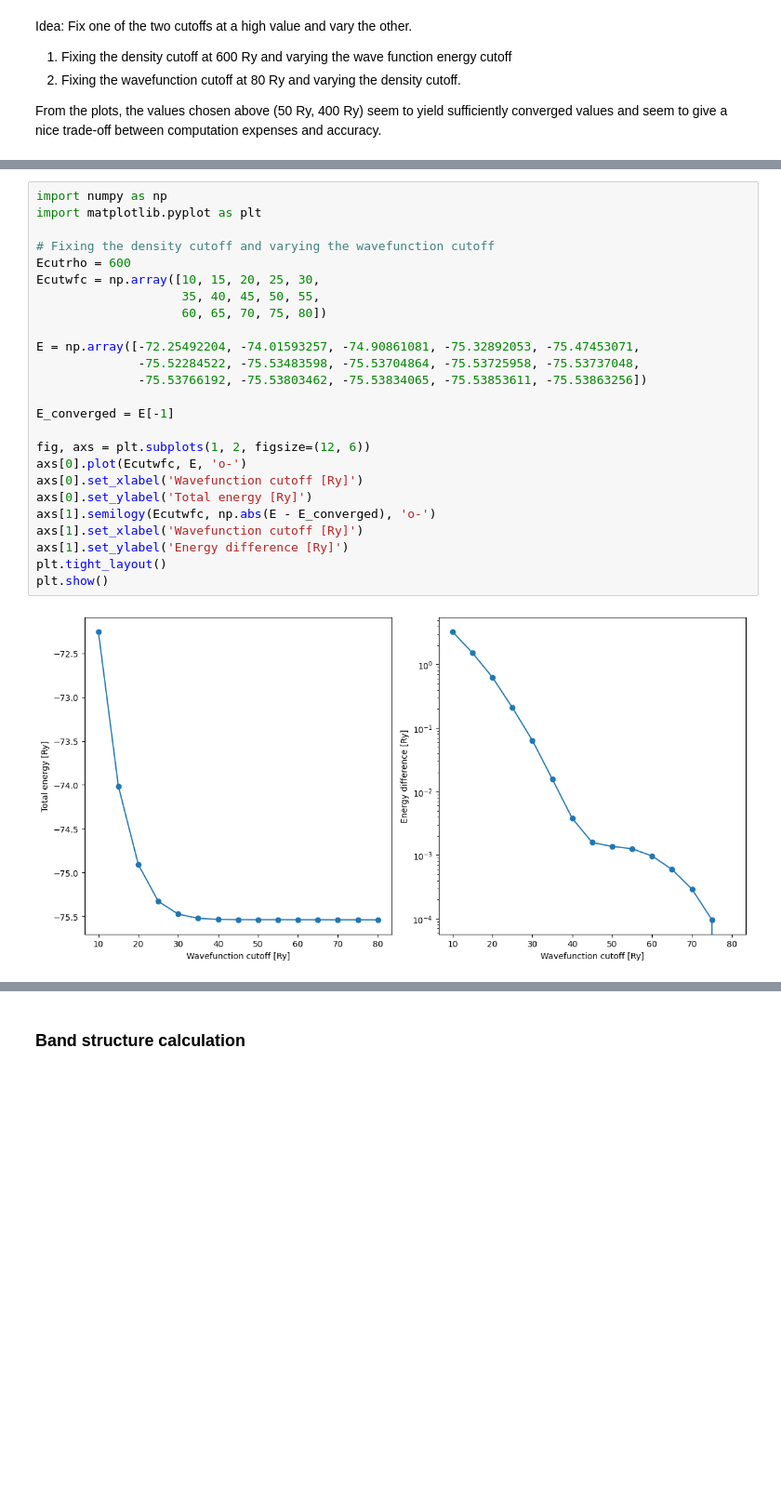
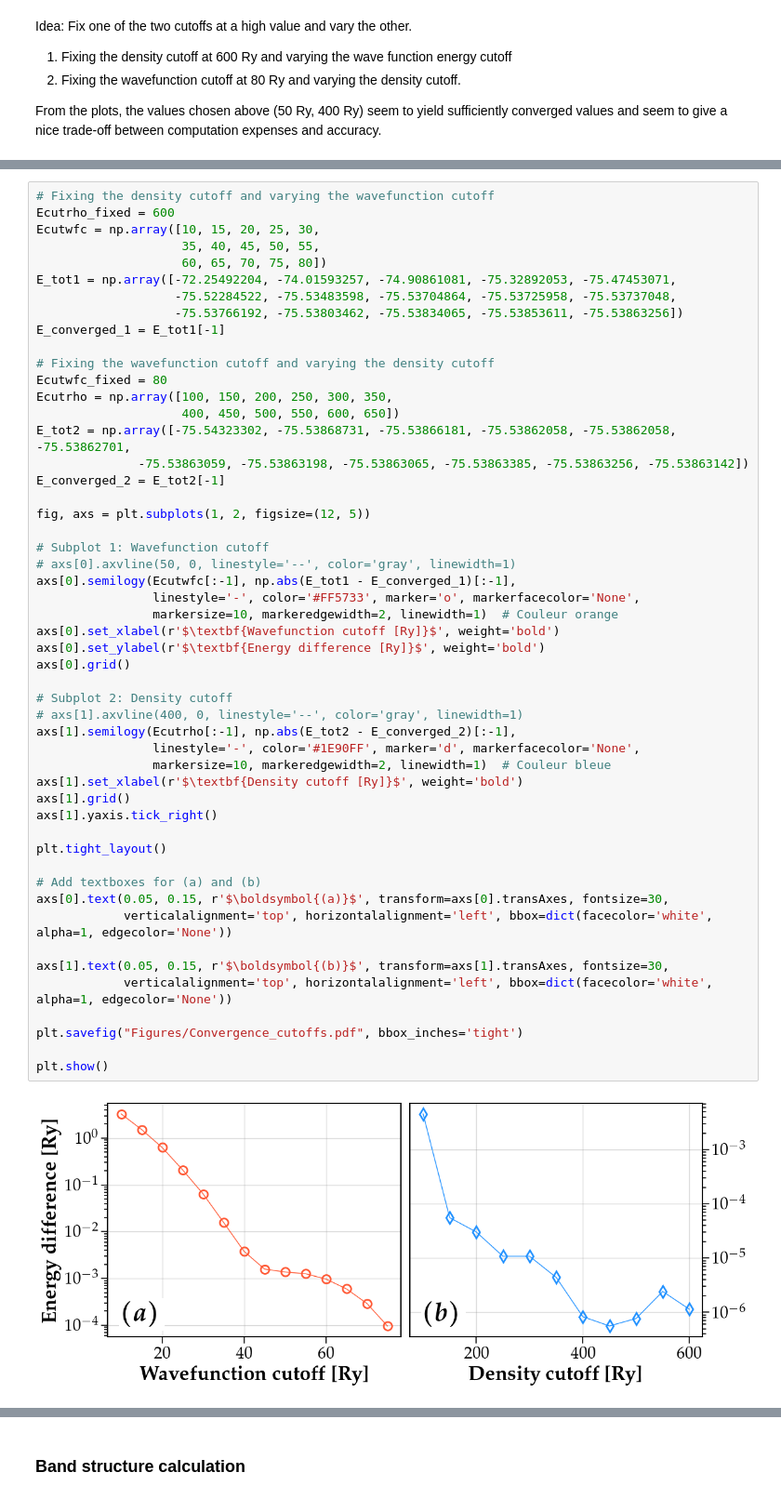
Before and after one commit to sylvainshan/MSE-468-Atomisitc-and-Quantum-Simulations-of-Materials, a Jupyter notebook: lab3/exercise_1/lab3_exercise1.ipynb, the cells around one changed output, grey strips where cells are left out. Shown at 93% size. Drawn from its saved outputs; the diff is of its cells as text; blank space fills up the shorter version.

```diff
--- a/lab3/exercise_1/lab3_exercise1.ipynb
+++ b/lab3/exercise_1/lab3_exercise1.ipynb
@@ -31,27 +36,53 @@ From the plots, the values chosen above (50 Ry, 400 Ry) seem to yield sufficient
 # %%
-import numpy as np
-import matplotlib.pyplot as plt
-
 # Fixing the density cutoff and varying the wavefunction cutoff
-Ecutrho = 600
+Ecutrho_fixed = 600
 Ecutwfc = np.array([10, 15, 20, 25, 30,
                     35, 40, 45, 50, 55,
                     60, 65, 70, 75, 80])
+E_tot1 = np.array([-72.25492204, -74.01593257, -74.90861081, -75.32892053, -75.47453071,
+                   -75.52284522, -75.53483598, -75.53704864, -75.53725958, -75.53737048,
+                   -75.53766192, -75.53803462, -75.53834065, -75.53853611, -75.53863256])
+E_converged_1 = E_tot1[-1]
 
-E = np.array([-72.25492204, -74.01593257, -74.90861081, -75.32892053, -75.47453071,
-              -75.52284522, -75.53483598, -75.53704864, -75.53725958, -75.53737048,
-              -75.53766192, -75.53803462, -75.53834065, -75.53853611, -75.53863256])
+# Fixing the wavefunction cutoff and varying the density cutoff
+Ecutwfc_fixed = 80
+Ecutrho = np.array([100, 150, 200, 250, 300, 350,
+                    400, 450, 500, 550, 600, 650])
+E_tot2 = np.array([-75.54323302, -75.53868731, -75.53866181, -75.53862058, -75.53862058, -75.53862701,
+              -75.53863059, -75.53863198, -75.53863065, -75.53863385, -75.53863256, -75.53863142])
+E_converged_2 = E_tot2[-1]
 
-E_converged = E[-1]
+fig, axs = plt.subplots(1, 2, figsize=(12, 5))
 
-fig, axs = plt.subplots(1, 2, figsize=(12, 6))
-axs[0].plot(Ecutwfc, E, 'o-')
-axs[0].set_xlabel('Wavefunction cutoff [Ry]')
-axs[0].set_ylabel('Total energy [Ry]')
-axs[1].semilogy(Ecutwfc, np.abs(E - E_converged), 'o-')
-axs[1].set_xlabel('Wavefunction cutoff [Ry]')
-axs[1].set_ylabel('Energy difference [Ry]')
+# Subplot 1: Wavefunction cutoff
+# axs[0].axvline(50, 0, linestyle='--', color='gray', linewidth=1)
+axs[0].semilogy(Ecutwfc[:-1], np.abs(E_tot1 - E_converged_1)[:-1],
+                linestyle='-', color='#FF5733', marker='o', markerfacecolor='None',
+                markersize=10, markeredgewidth=2, linewidth=1)  # Couleur orange
+axs[0].set_xlabel(r'$\textbf{Wavefunction cutoff [Ry]}$', weight='bold')
+axs[0].set_ylabel(r'$\textbf{Energy difference [Ry]}$', weight='bold')
+axs[0].grid()
+
+# Subplot 2: Density cutoff
+# axs[1].axvline(400, 0, linestyle='--', color='gray', linewidth=1)
+axs[1].semilogy(Ecutrho[:-1], np.abs(E_tot2 - E_converged_2)[:-1],
+                linestyle='-', color='#1E90FF', marker='d', markerfacecolor='None',
+                markersize=10, markeredgewidth=2, linewidth=1)  # Couleur bleue
+axs[1].set_xlabel(r'$\textbf{Density cutoff [Ry]}$', weight='bold')
+axs[1].grid()
+axs[1].yaxis.tick_right()
+
 plt.tight_layout()
+
+# Add textboxes for (a) and (b)
+axs[0].text(0.05, 0.15, r'$\boldsymbol{(a)}$', transform=axs[0].transAxes, fontsize=30,
+            verticalalignment='top', horizontalalignment='left', bbox=dict(facecolor='white', alpha=1, edgecolor='None'))
+
+axs[1].text(0.05, 0.15, r'$\boldsymbol{(b)}$', transform=axs[1].transAxes, fontsize=30,
+            verticalalignment='top', horizontalalignment='left', bbox=dict(facecolor='white', alpha=1, edgecolor='None'))
+
+plt.savefig("Figures/Convergence_cutoffs.pdf", bbox_inches='tight')
+
 plt.show()
 # %% [output]
-[figure, old version]
+[figure, new version]
```
Also changed, not shown: parts of 7 cells of this notebook, 35 other files.
